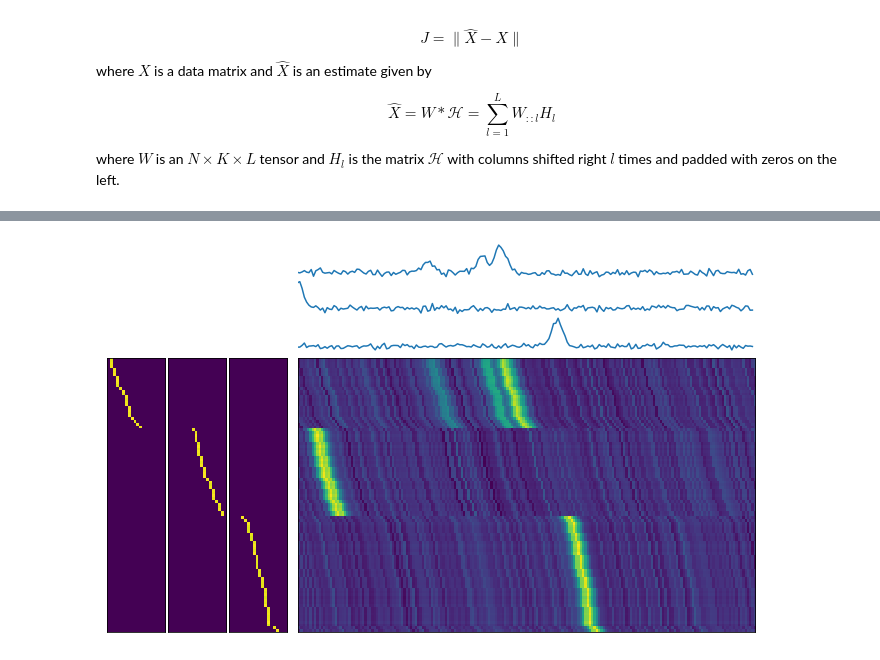
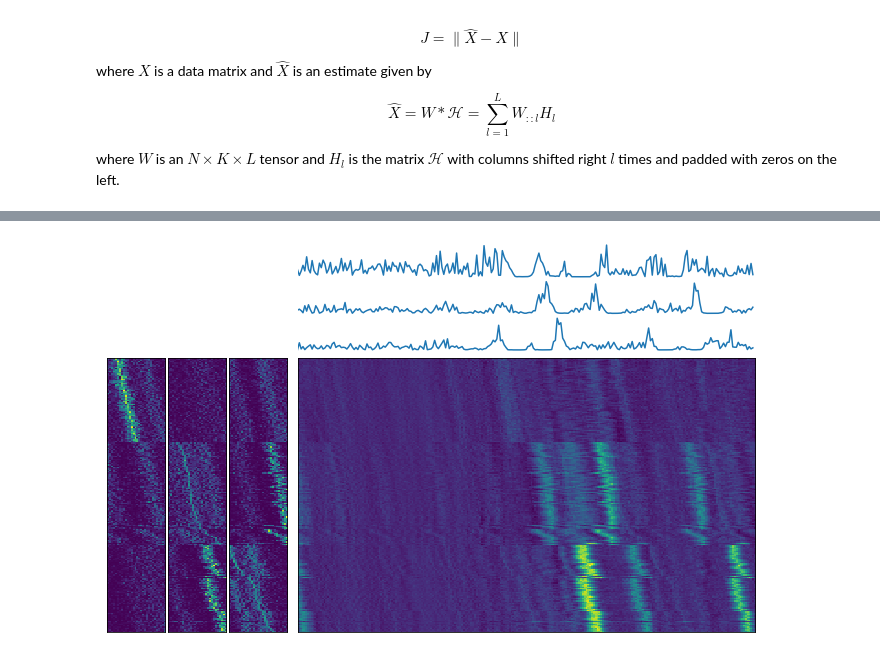
Before and after one commit to degleris1/cmfpy, a Jupyter notebook: examples/demo_synthetic.ipynb, the cells around one changed output, grey strips where cells are left out. Cells and saved outputs as stored; diff of their text form; code cells hidden in the pictures.

Commit message:
finish mult updates

```diff
--- a/examples/demo_synthetic.ipynb
+++ b/examples/demo_synthetic.ipynb
@@ -20,13 +21,15 @@ from cmfpy import CMF  # CMF model
 from cmfpy.datasets import Synthetic  # Synthetic dataset
 # %%
 # Generate data
-synth_dataset = Synthetic(n_components=3,
-                          n_units=100,
-                          n_lags=20,
-                          n_timebins=2000,
-                          H_sparsity=.99,
-                          noise_scale=.5,
-                          seed=1)
+synth_dataset = Synthetic(
+    n_components=3,
+    n_units=200,
+    n_lags=20,
+    n_timebins=5000,
+    H_sparsity=.99,
+    noise_scale=.5,
+    seed=1,
+)
 
 data = synth_dataset.generate()
 plt.imshow(data, aspect='auto')
@@ -36,11 +39,15 @@ plt.show()
 # %%
 # Fit model
-model = CMF(n_components=3,
-            maxlag=20,
-            method='mult',
-            max_iter=500,
-            tol=1e-2,
-            verbose=True)
-model.fit(data);
-print("Converged: ", model.info_)
+model = CMF(
+    rand_state=123,
+    n_components=3,
+    maxlag=30,
+    method='mult',
+    max_iter=50,
+    tol=0.0,
+    verbose=True,
+    acc_steps=3,
+)
+
+%time model.fit(data);
 # %% [output]
@@ -48,5 +72,5 @@ Converged:  True
 # %%
 # plot model prediction
-model.plot(tmin=200, tmax=400);
+model.plot(tmin=150, tmax=400);
 # %% [output]
-[figure, old version]
+[figure, new version]
```
Also changed, not shown: parts of 9 cells of this notebook, 12 other files.
